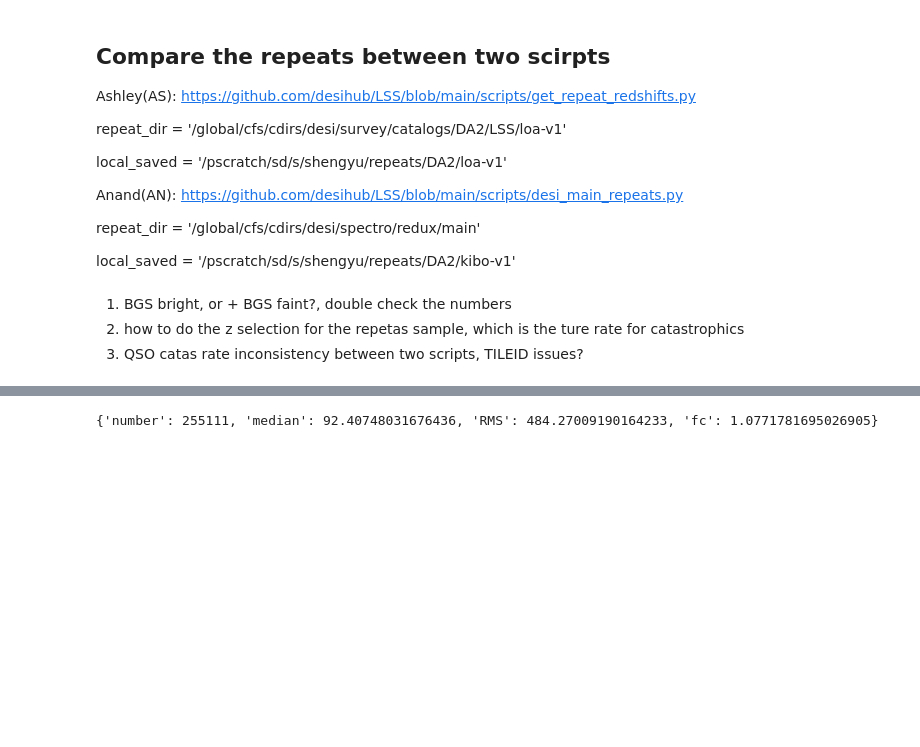
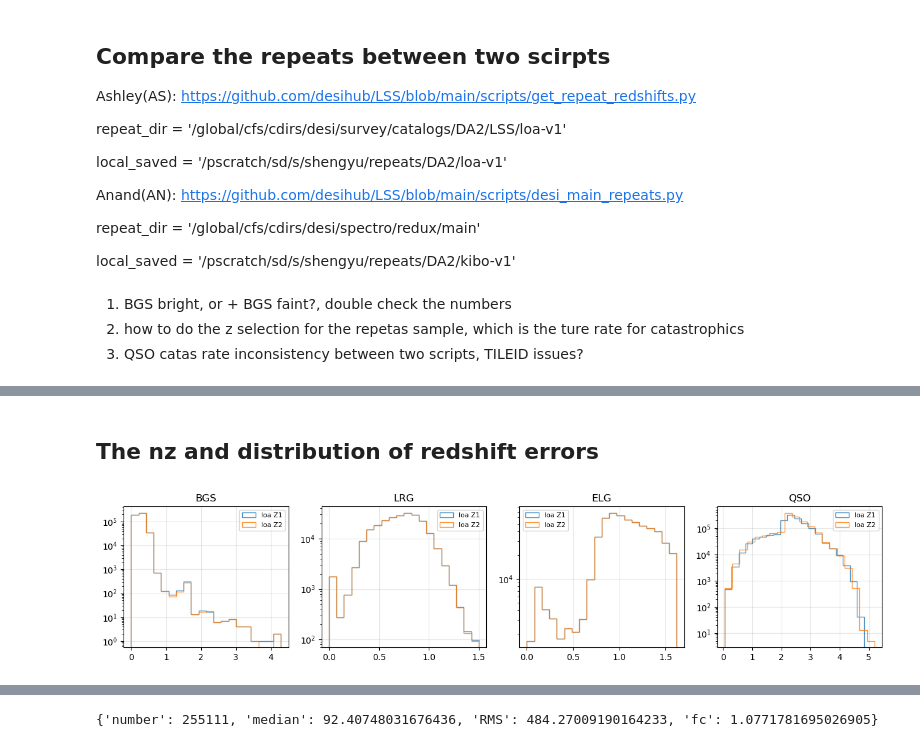
Before and after one commit to ShengyuHE/desi_y3_redshift_errors, a Jupyter notebook: main/repeat_obs/notebooks/compare_repeats.ipynb, the cells around one changed output, grey strips where cells are left out. Drawn from its saved outputs; the diff is of its cells as text; code cells hidden in the pictures; blank space fills up the shorter version.

```diff
--- a/main/repeat_obs/notebooks/compare_repeats.ipynb
+++ b/main/repeat_obs/notebooks/compare_repeats.ipynb
@@ -71,0 +44,5 @@ def repeat_quantity(tracer, zmin, zmax, script='AS', dv_limit = 1000):
+# %%
+# REPEAT_DIR = '/pscratch/sd/s/shengyu/repeats/DA2/kibo-v1'
+REPEAT_DIR = '/pscratch/sd/s/shengyu/repeats/DA2/loa-v1'
+d = Table.read(f'{REPEAT_DIR}/LRGrepeats.fits', hdu=1)
+d
@@ -71,0 +69,24 @@ def repeat_quantity(tracer, zmin, zmax, script='AS', dv_limit = 1000):
+# %% [markdown]
+## The nz and distribution of redshift errors
+# %%
+# loa-v1 repeats from Ashley
+# list of tracers
+tracers = ['BGS', 'LRG', 'ELG', 'QSO']
+REPEAT_DIR = '/pscratch/sd/s/shengyu/repeats/DA2/loa-v1'
+
+# for Ashley's script
+fig = plt.figure(figsize = (16, 3))
+gs = gridspec.GridSpec(1, 4, wspace=0.2, hspace=0.25)
+for i, tracer in enumerate(tracers):
+    d = Table.read(f'{REPEAT_DIR}/{tracer}repeats.fits', hdu=1)
+    ax = fig.add_subplot(gs[i])
+    ax.hist(d['Z1'], bins=20, alpha=0.8, histtype='step', label='loa Z1')
+    ax.hist(d['Z2'], bins=20, alpha=0.8, histtype='step', label='loa Z2')
+    ax.set_yscale('log')
+    ax.set_title(tracer)
+    ax.legend(fontsize=8)
+    ax.grid(True, alpha=0.3)
+fig.tight_layout(rect=[0, 0, 1, 0.97])
+plt.show()
+# %% [output]
+[figure, added]
```
Also changed, not shown: parts of 16 cells of this notebook, 2 other files.
